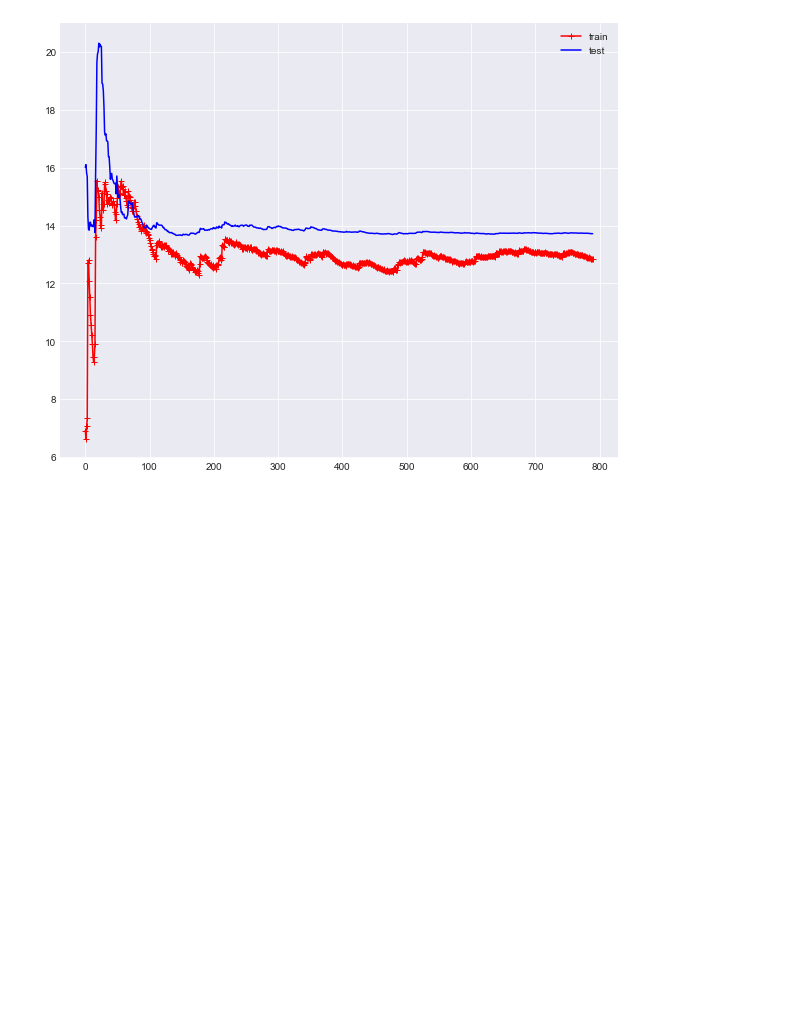
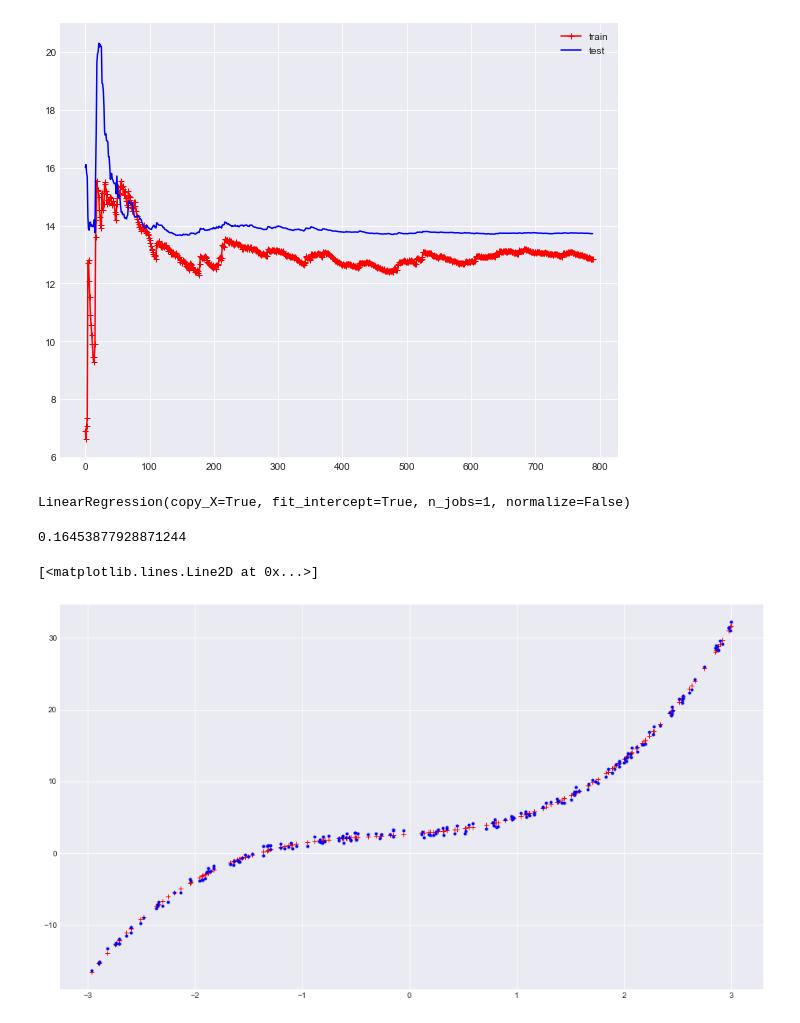
Before and after one commit to sneelapu77/IntroPyForDataScience, a Jupyter notebook: An Excursion into ML III.ipynb, the cells around one changed output. Saved outputs shown, nothing was run; the diff lists cells and outputs as text; code cells hidden in the pictures; blank space fills up the shorter version.

```diff
--- a/An Excursion into ML III.ipynb
+++ b/An Excursion into ML III.ipynb
@@ -122,0 +127,22 @@ plot_learning_curve(linear_reg, X, y)
+# %%
+X_train_3 = poly.fit_transform(X_train)
+# %%
+cubic_reg = linear_model.LinearRegression()
+# %%
+cubic_reg.fit(X_train_3, y_train)
+# %% [output]
+LinearRegression(copy_X=True, fit_intercept=True, n_jobs=1, normalize=False)
+# %%
+X_test_3 = poly.fit_transform(X_test)
+# %%
+mean_squared_error(y_test, cubic_reg.predict(X_test_3))
+# %% [output]
+0.16453877928871244
+# %%
+sns.set_style("darkgrid")
+fig, ax = plt.subplots(figsize=(16,9))
+ax.plot(X_test, cubic_reg.predict(X_test_3), "r+")
+ax.plot(X_test, y_test, "b.")
+# %% [output]
+[<matplotlib.lines.Line2D at 0x...>]
+[figure, added]
```
Also changed, not shown: parts of 4 cells of this notebook.
